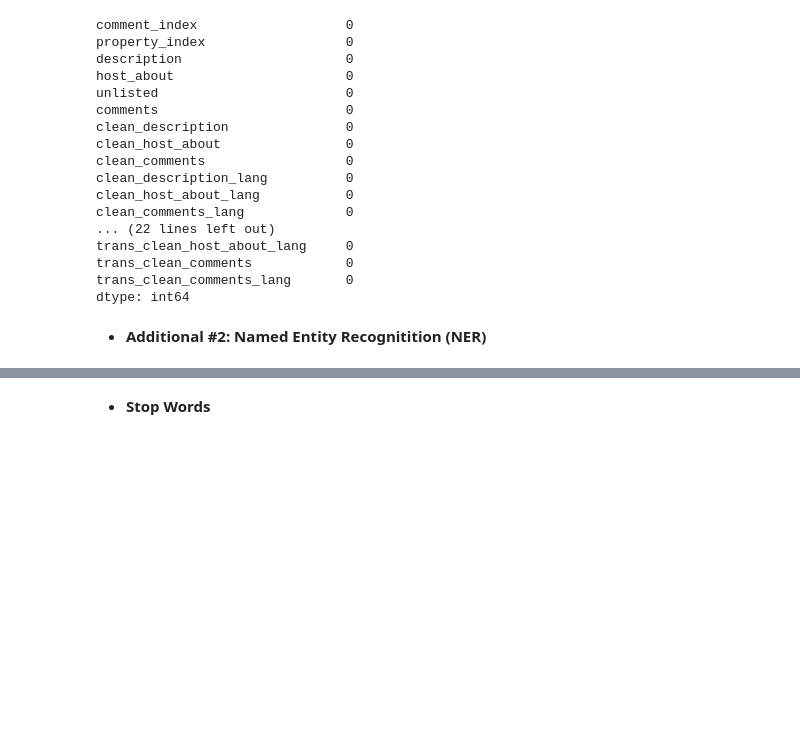
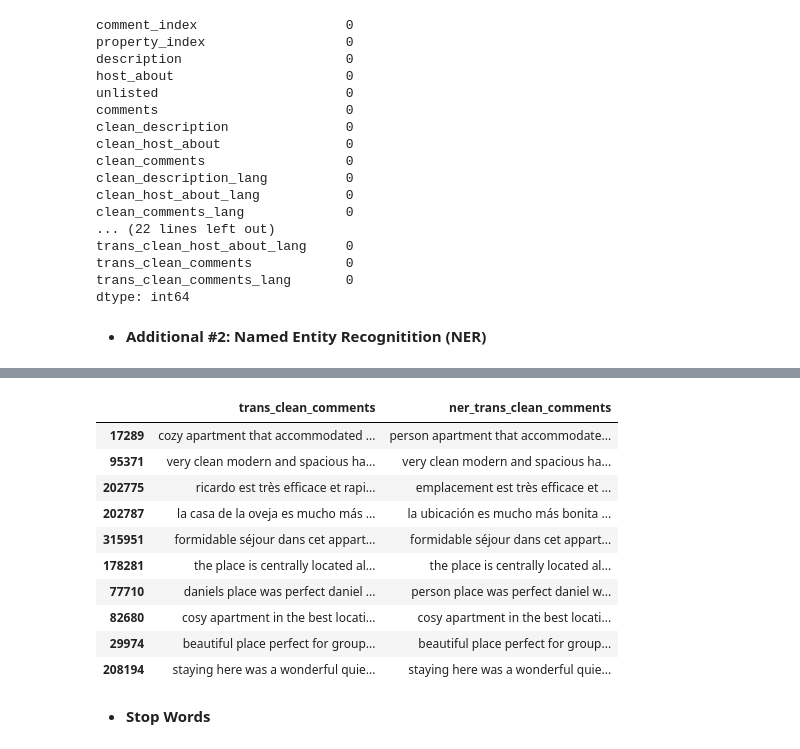
Before and after one commit to fmportela/text-mining-group-project-23-24, a Jupyter notebook: group-3-main.ipynb, the cells around one changed output, grey strips where cells are left out. Drawn from its saved outputs; the diff is of its cells as text; code cells hidden in the pictures; blank space fills up the shorter version.

```diff
--- a/group-3-main.ipynb
+++ b/group-3-main.ipynb
@@ -1130,7 +1131,7 @@ def replace_host_about(col):
     new_col = []
     for about in col:
         if pd.isna(about):
-            new_col.append('no host about')
+            new_col.append('unknown')
         else:
             new_col.append(about)
     return new_col
@@ -1426,5 +1431,3 @@ trans_clean_host_about_lang     0
 trans_clean_comments            0
 trans_clean_comments_lang       0
 dtype: int64
-# %%
-train_merged = pd.read_csv('corpora/trans_train_merged.csv')
@@ -1542,3 +1590,29 @@ Took 4391.09 seconds
+# %%
+# NER does have its short comings
+train_merged[['trans_clean_comments', 'ner_trans_clean_comments']].sample(10)
+
+# ... seems to not be working more often than it does
+
+# LIMITATIONS:
+# ... too much cleaning beforehand
+# ... the unrigorous / informal grammar and ortography in reviews
+
+# ... but note that although it may not always increase the quality
+# of the text it does not seem to decrease it, i.e. replace non-entities
+# (we basically have various False Negatives - not picking up on entities -
+# but few, if any, False Positives)
+# %% [output]
+|  | trans_clean_comments | ner_trans_clean_comments |
+| 17289 | cozy apartment that accommodated ... | person apartment that accommodate... |
+| 95371 | very clean modern and spacious ha... | very clean modern and spacious ha... |
+| 202775 | ricardo est très efficace et rapi... | emplacement est très efficace et ... |
+| 202787 | la casa de la oveja es mucho más ... | la ubicación es mucho más bonita ... |
+| 315951 | formidable séjour dans cet appart... | formidable séjour dans cet appart... |
+| 178281 | the place is centrally located al... | the place is centrally located al... |
+| 77710 | daniels place was perfect daniel ... | person place was perfect daniel w... |
+| 82680 | cosy apartment in the best locati... | cosy apartment in the best locati... |
+| 29974 | beautiful place perfect for group... | beautiful place perfect for group... |
+| 208194 | staying here was a wonderful quie... | staying here was a wonderful quie... |
 # %% [markdown]
 - **Stop Words**
 # %%
```
Also changed, not shown: parts of 28 cells of this notebook, 1 other file.
